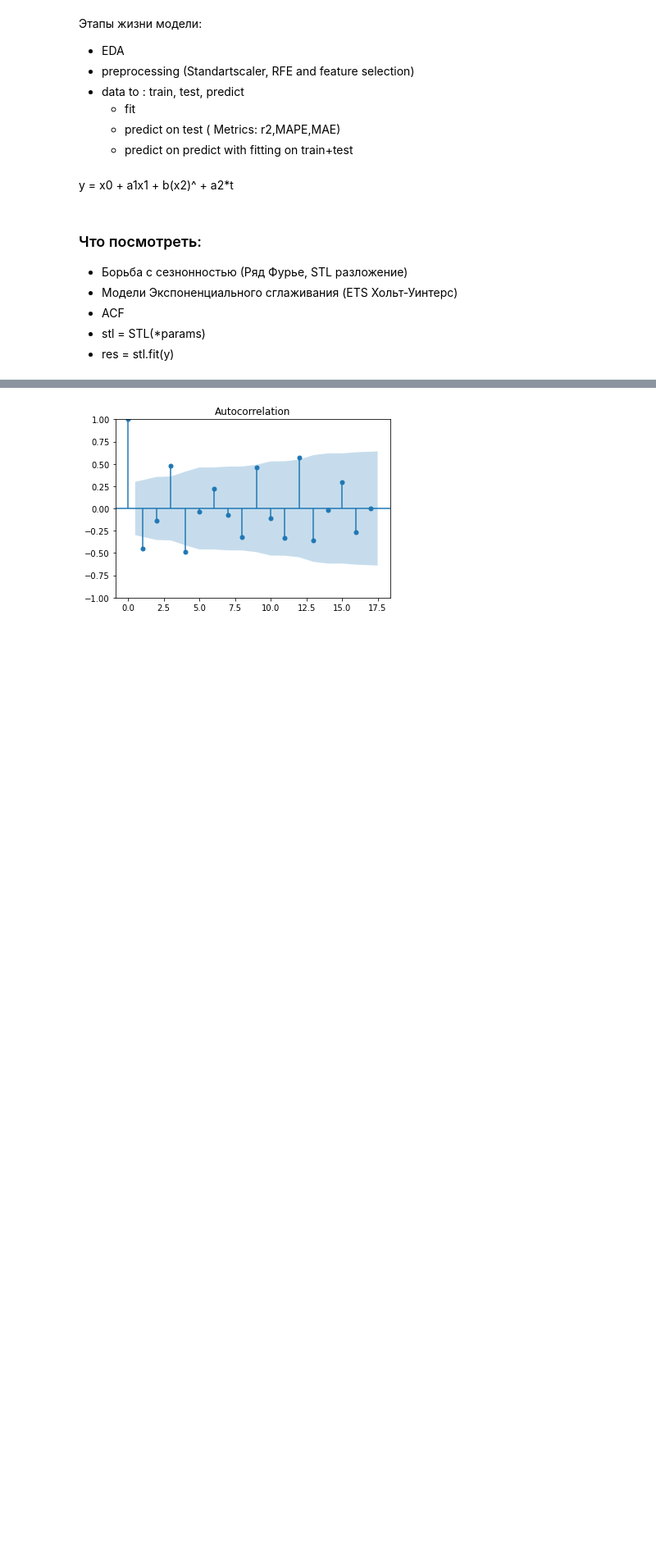
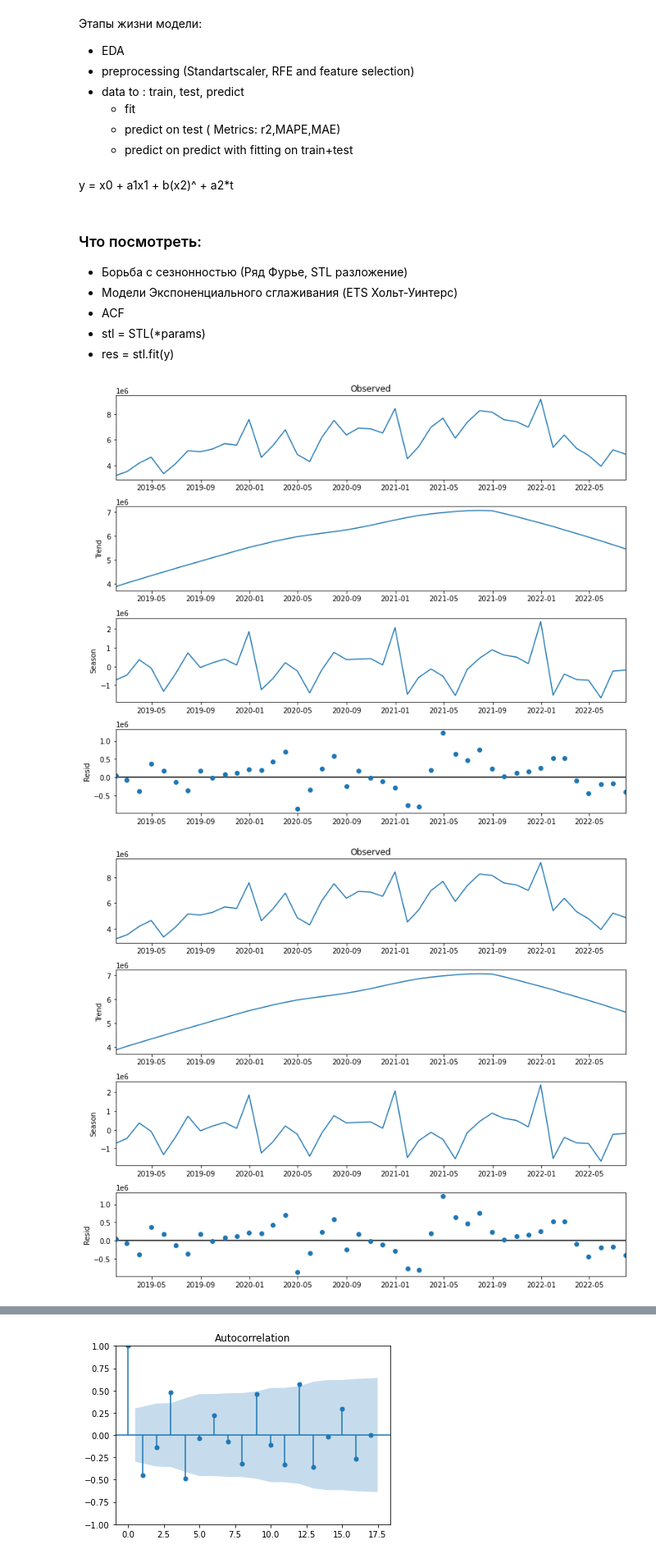
Before and after one commit to lisa2271/Praktika, a Jupyter notebook: praktika.ipynb, the cells around one changed output, grey strips where cells are left out. Shown at 82% size. Saved outputs shown, nothing was run; the diff lists cells and outputs as text; code cells hidden in the pictures; blank space fills up the shorter version.

```diff
--- a/praktika.ipynb
+++ b/praktika.ipynb
@@ -411,3 +297,5 @@ y = x0 + a1x1 + b(x2)^ + a2*t
 * ACF
 * stl = STL(*params)
 * res = stl.fit(y)
+# %%
+stl = STL(res1, period=12).fit()
@@ -413,0 +304,6 @@ y = x0 + a1x1 + b(x2)^ + a2*t
+# %%
+rcParams['figure.figsize'] = 11,9
+stl.plot()
+# %% [output]
+[figure, added]
+[figure, added]
```
Also changed, not shown: parts of 39 cells of this notebook.
